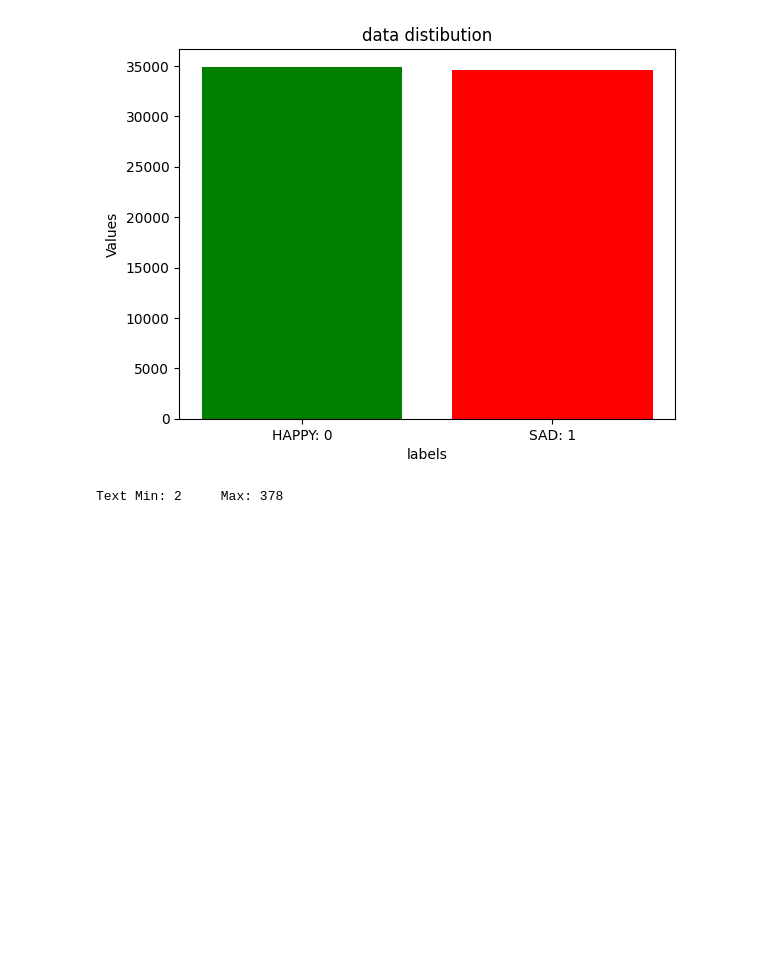
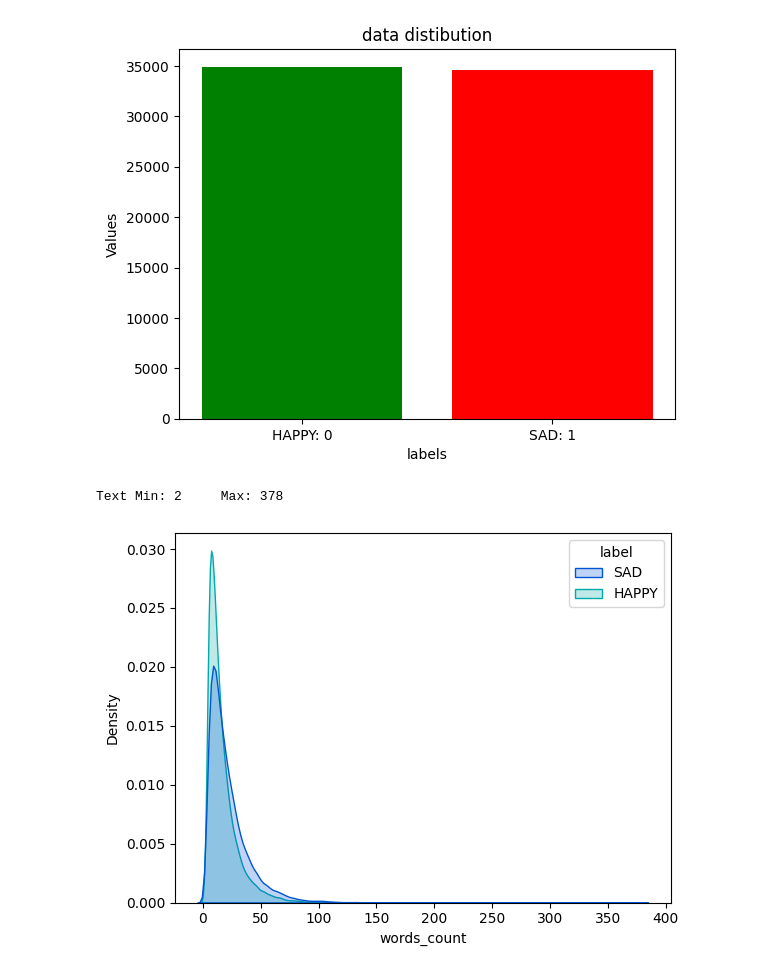
Before and after one commit to rasulnoshad/Persian-Sentiment-Analysis-Snappfood-Reviews, a Jupyter notebook: sentimentAnalysis_snappfoodReview_machineLearningMethods_.ipynb, the cells around one changed output. Cells and saved outputs as stored; diff of their text form; code cells hidden in the pictures; blank space fills up the shorter version.

```diff
--- a/sentimentAnalysis_snappfoodReview_machineLearningMethods_.ipynb
+++ b/sentimentAnalysis_snappfoodReview_machineLearningMethods_.ipynb
@@ -133,3 +133,8 @@ min_max_len = df['words_count'].min() , df['words_count'].max()
 print(f'Text Min: {min_max_len[0]} \tMax: {min_max_len[1]}')
 # %% [output]
 Text Min: 2     Max: 378
+# %%
+sns.kdeplot(x = df['words_count'], hue=df['label'], palette='winter', fill=True, warn_singular=False)
+plt.show()
+# %% [output]
+[figure, added]
```
